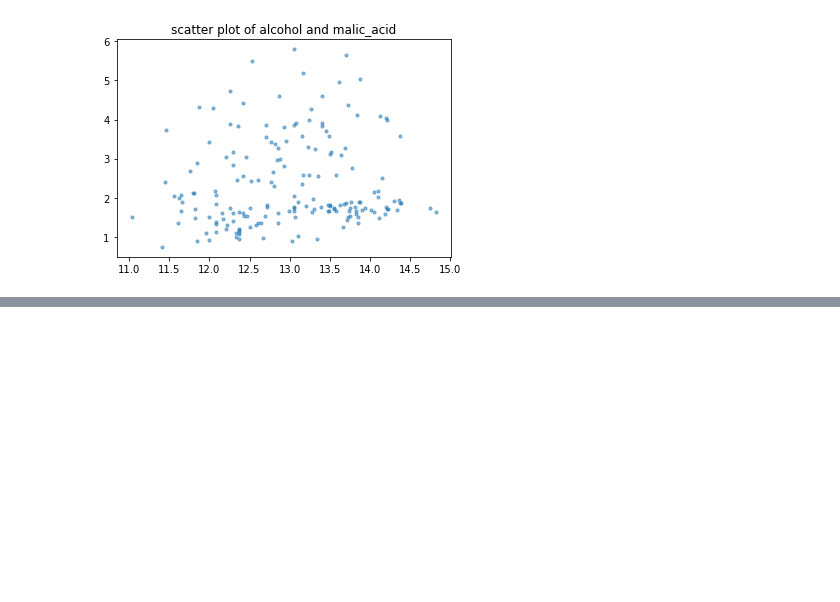
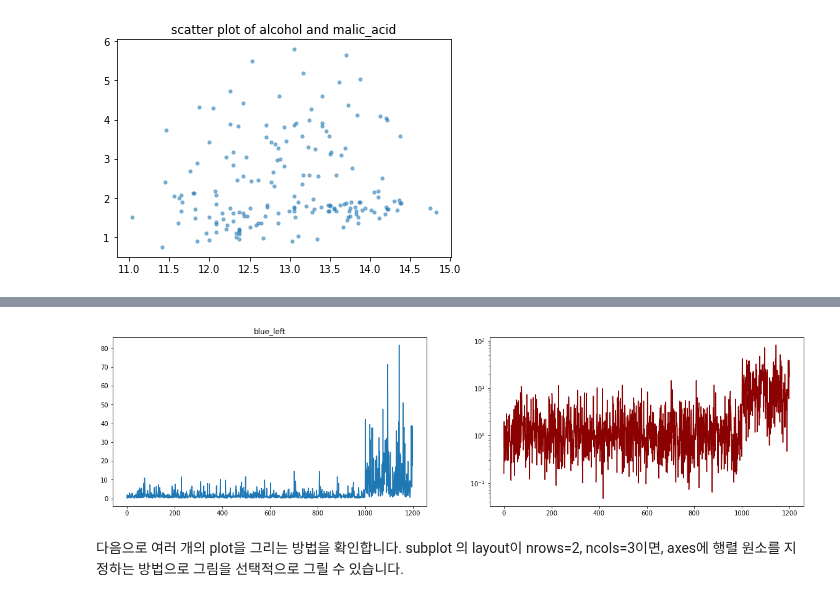
Before and after one commit to jenjong/deeplearning, a Jupyter notebook: _sources/chapters/02/attribute.ipynb, the cells around one changed output, grey strips where cells are left out. Saved outputs shown, nothing was run; the diff lists cells and outputs as text; code cells hidden in the pictures; blank space fills up the shorter version.

```diff
--- a/_sources/chapters/02/attribute.ipynb
+++ b/_sources/chapters/02/attribute.ipynb
@@ -203,0 +147,13 @@ array([119.84676384, 117.56749149, 120.50798434, 119.67596767,
+# %%
+a = np.exp(np.random.normal(0, 1, 1000))
+b = np.exp(np.random.normal(2, 1, 200))
+x = np.concatenate([a,b])
+fig, ax = plt.subplots(1,2, figsize = (20,5))
+ax[0].plot(x, color='tab:blue')
+ax[0].set_title("blue_left")
+ax[1].plot(x, color = 'darkred')
+ax[1].set_yscale('log')
+# %% [output]
+[figure, added]
+# %% [markdown]
+다음으로 여러 개의 plot을 그리는 방법을 확인합니다. subplot 의 layout이 nrows=2, ncols=3이면, axes에 행렬 원소를 지정하는 방법으로 그림을 선택적으로 그릴 수 있습니다.
```
Also changed, not shown: parts of 21 cells of this notebook, 17 other files.
